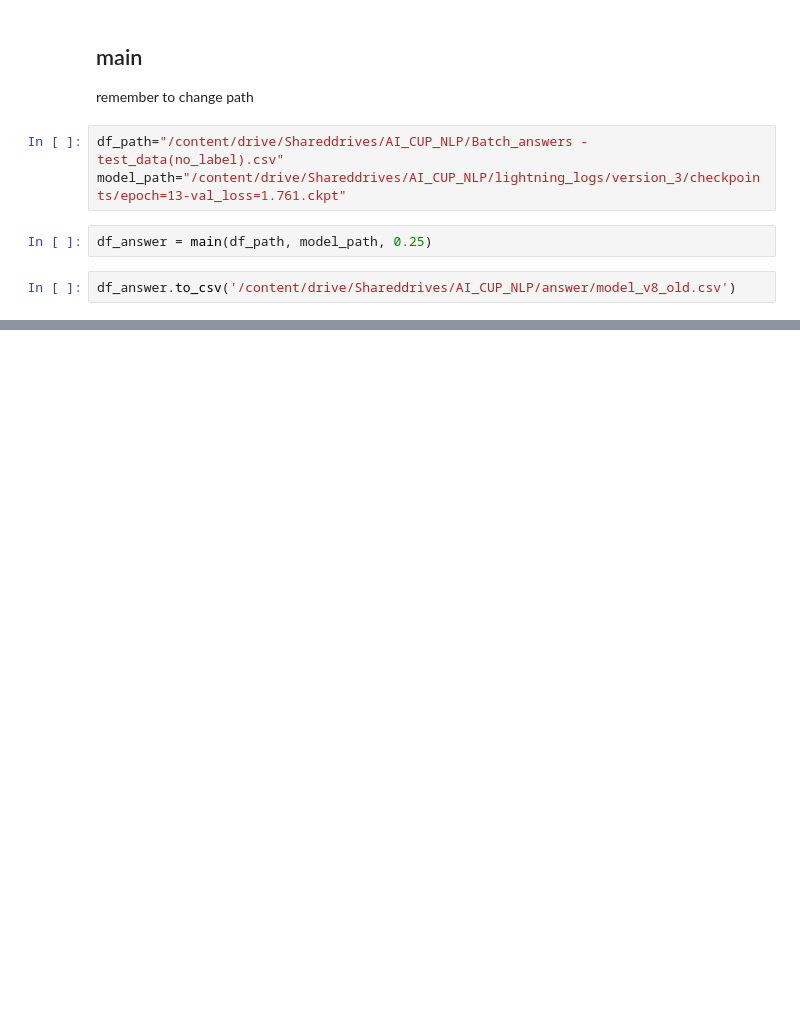
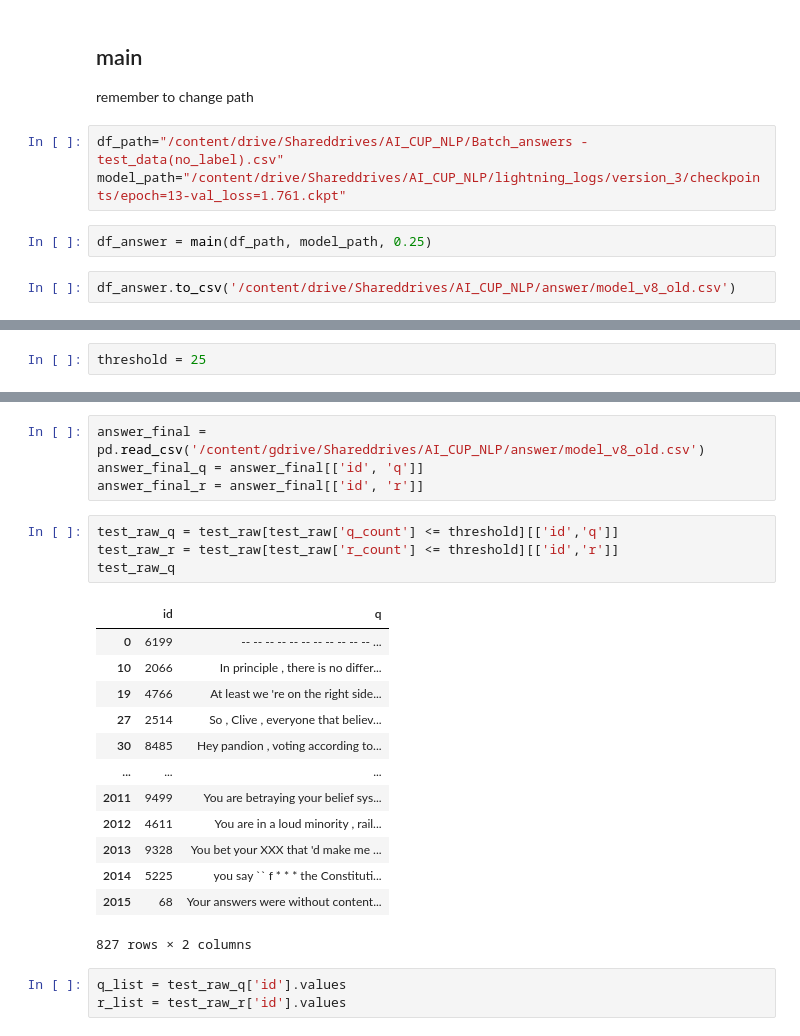
Before and after one commit to MengChiehLiu/AI_CUP_2022_Argument_Detection, a Jupyter notebook: predict.ipynb, the cells around one changed output, grey strips where cells are left out. Saved outputs shown, nothing was run; the diff lists cells and outputs as text; blank space fills up the shorter version.

```diff
--- a/predict.ipynb
+++ b/predict.ipynb
@@ -341,0 +367,2 @@ df_answer.to_csv('/content/drive/Shareddrives/AI_CUP_NLP/answer/model_v8_old.csv
+# %%
+threshold = 25
@@ -341,0 +391,25 @@ df_answer.to_csv('/content/drive/Shareddrives/AI_CUP_NLP/answer/model_v8_old.csv
+# %%
+answer_final = pd.read_csv('/content/gdrive/Shareddrives/AI_CUP_NLP/answer/model_v8_old.csv')
+answer_final_q = answer_final[['id', 'q']]
+answer_final_r = answer_final[['id', 'r']]
+# %%
+test_raw_q = test_raw[test_raw['q_count'] <= threshold][['id','q']]
+test_raw_r = test_raw[test_raw['r_count'] <= threshold][['id','r']]
+test_raw_q
+# %% [output]
+|  | id | q |
+| 0 | 6199 | -- -- -- -- -- -- -- -- -- -- -- ... |
+| 10 | 2066 | In principle , there is no differ... |
+| 19 | 4766 | At least we 're on the right side... |
+| 27 | 2514 | So , Clive , everyone that believ... |
+| 30 | 8485 | Hey pandion , voting according to... |
+| ... | ... | ... |
+| 2011 | 9499 | You are betraying your belief sys... |
+| 2012 | 4611 | You are in a loud minority , rail... |
+| 2013 | 9328 | You bet your XXX that 'd make me ... |
+| 2014 | 5225 | you say `` f * * * the Constituti... |
+| 2015 | 68 | Your answers were without content... |
+827 rows × 2 columns
+# %%
+q_list = test_raw_q['id'].values
+r_list = test_raw_r['id'].values
```
Also changed, not shown: parts of 13 cells of this notebook.
